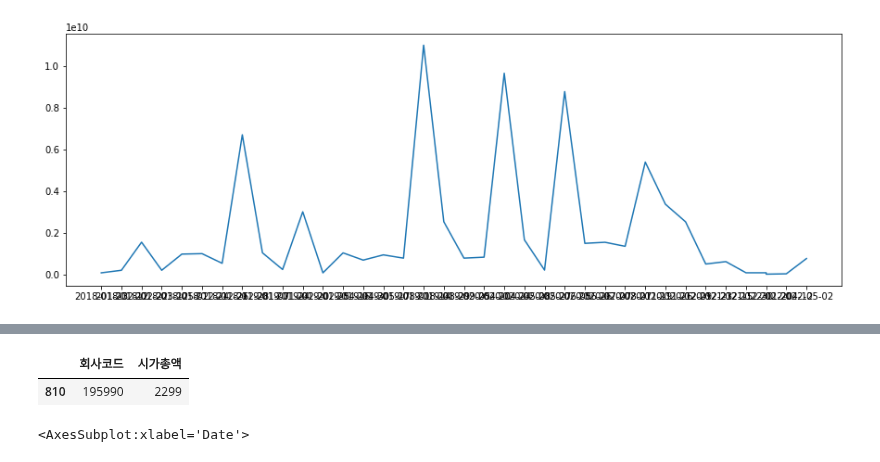
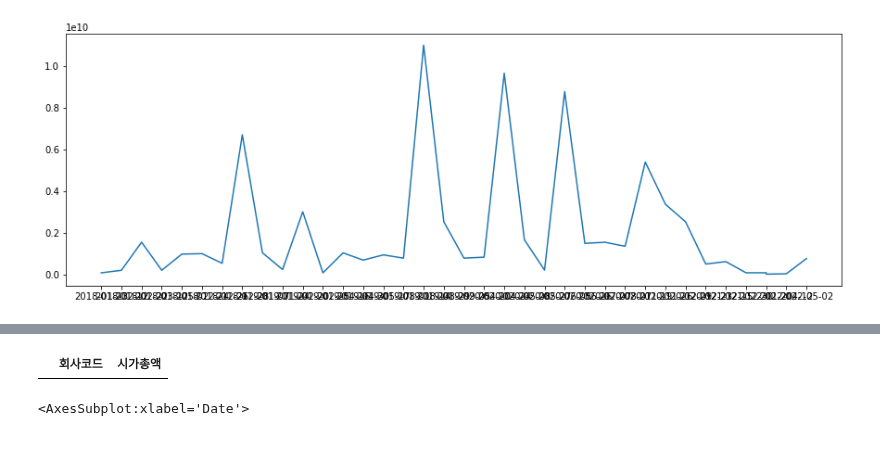
Before and after one commit to 21ckwj/fintech, a Jupyter notebook: 프로젝트5/데이터수집_작전주종목선택.ipynb, the cells around one changed output, grey strips where cells are left out. Drawn from its saved outputs; the diff is of its cells as text; code cells hidden in the pictures.

```diff
--- a/프로젝트5/데이터수집_작전주종목선택.ipynb
+++ b/프로젝트5/데이터수집_작전주종목선택.ipynb
@@ -901,10 +974,9 @@ df_kq[df_kq['Name']=='에이비프로바이오']
 | 5110 | 195990 | KOSDAQ | 에이비프로바이오 | 특수 목적용 기계 제조업 | 소형 머시닝센터 | 2015-04-13 | 12월 | 양진상,IAN CHAN | http://www.abprobio.co.kr | ... |
 # %%
 # 시가총액
-df_mc[df_mc['회사코드']=='195990']
+df_mc500[df_mc500['회사코드']=='195990']
 # %% [output]
 |  | 회사코드 | 시가총액 |
-| 810 | 195990 | 2299 |
 # %%
 # 주가확인
 fdr.DataReader('195990','2018-01-20','2022-05-02')['Close'].plot(figsize=(15,5))
```
Also changed, not shown: parts of 25 cells of this notebook, 4 other files.
